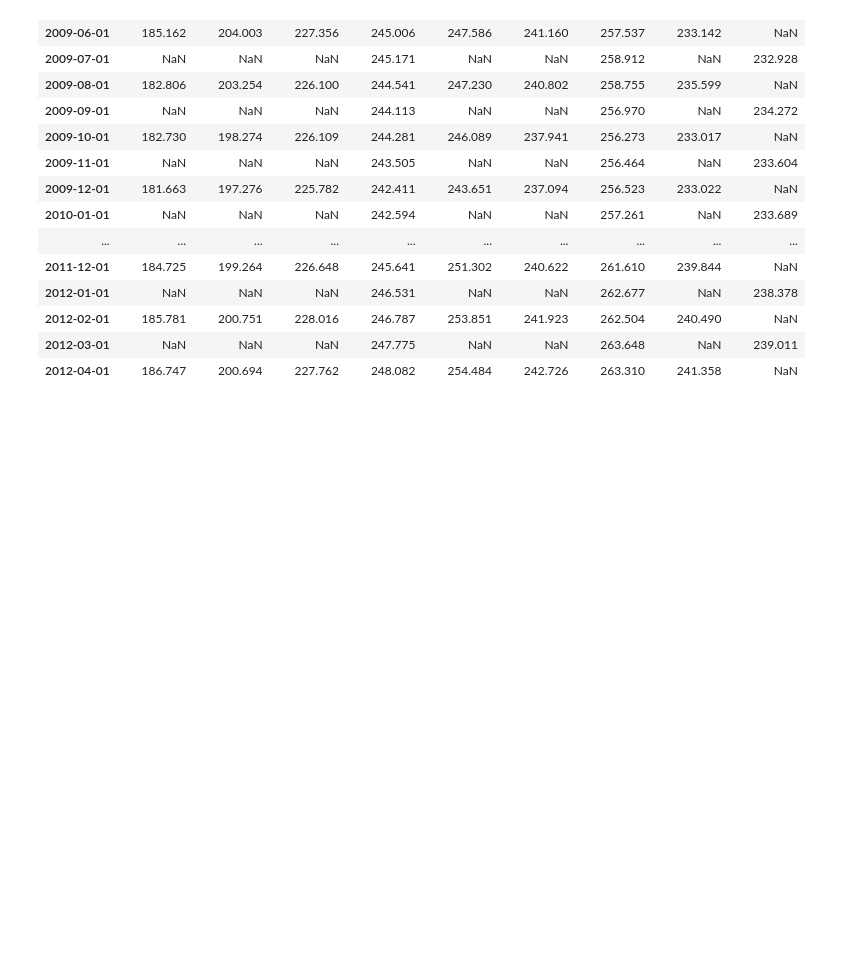
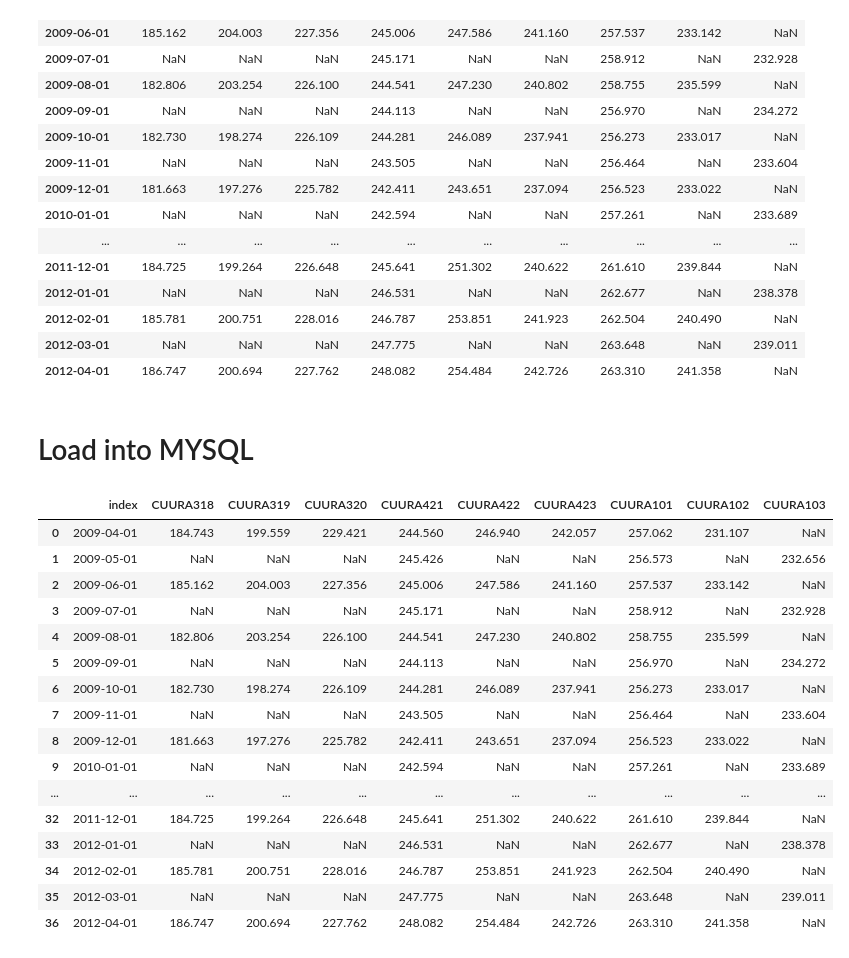
Before and after one commit to dxvo/ETL_Project, a Jupyter notebook: API_method.ipynb, the cells around one changed output. Cells and saved outputs as stored; diff of their text form; code cells hidden in the pictures; blank space fills up the shorter version.

```diff
--- a/API_method.ipynb
+++ b/API_method.ipynb
@@ -70,3 +73,5 @@ housing_df
 | 2012-02-01 | 185.781 | 200.751 | 228.016 | 246.787 | 253.851 | 241.923 | 262.504 | 240.490 | NaN |
 | 2012-03-01 | NaN | NaN | NaN | 247.775 | NaN | NaN | 263.648 | NaN | 239.011 |
 | 2012-04-01 | 186.747 | 200.694 | 227.762 | 248.082 | 254.484 | 242.726 | 263.310 | 241.358 | NaN |
+# %% [markdown]
+# Load into MYSQL
@@ -72,0 +84,5 @@ housing_df
+# %%
+# Create Engine and Pass in MySQL Connection
+MySQL_root_PW = config.password
+MySQL_db = 'ETL'
+engine = create_engine("mysql://root:"+MySQL_root_PW+"@localhost/"+MySQL_db)
@@ -72,0 +94,21 @@ housing_df
+# %%
+#test by reading Housing data from mysql
+pd.read_sql("Housing", engine)
+# %% [output]
+|  | index | CUURA318 | CUURA319 | CUURA320 | CUURA421 | CUURA422 | CUURA423 | CUURA101 | CUURA102 | CUURA103 |
+| 0 | 2009-04-01 | 184.743 | 199.559 | 229.421 | 244.560 | 246.940 | 242.057 | 257.062 | 231.107 | NaN |
+| 1 | 2009-05-01 | NaN | NaN | NaN | 245.426 | NaN | NaN | 256.573 | NaN | 232.656 |
+| 2 | 2009-06-01 | 185.162 | 204.003 | 227.356 | 245.006 | 247.586 | 241.160 | 257.537 | 233.142 | NaN |
+| 3 | 2009-07-01 | NaN | NaN | NaN | 245.171 | NaN | NaN | 258.912 | NaN | 232.928 |
+| 4 | 2009-08-01 | 182.806 | 203.254 | 226.100 | 244.541 | 247.230 | 240.802 | 258.755 | 235.599 | NaN |
+| 5 | 2009-09-01 | NaN | NaN | NaN | 244.113 | NaN | NaN | 256.970 | NaN | 234.272 |
+| 6 | 2009-10-01 | 182.730 | 198.274 | 226.109 | 244.281 | 246.089 | 237.941 | 256.273 | 233.017 | NaN |
+| 7 | 2009-11-01 | NaN | NaN | NaN | 243.505 | NaN | NaN | 256.464 | NaN | 233.604 |
+| 8 | 2009-12-01 | 181.663 | 197.276 | 225.782 | 242.411 | 243.651 | 237.094 | 256.523 | 233.022 | NaN |
+| 9 | 2010-01-01 | NaN | NaN | NaN | 242.594 | NaN | NaN | 257.261 | NaN | 233.689 |
+| ... | ... | ... | ... | ... | ... | ... | ... | ... | ... | ... |
+| 32 | 2011-12-01 | 184.725 | 199.264 | 226.648 | 245.641 | 251.302 | 240.622 | 261.610 | 239.844 | NaN |
+| 33 | 2012-01-01 | NaN | NaN | NaN | 246.531 | NaN | NaN | 262.677 | NaN | 238.378 |
+| 34 | 2012-02-01 | 185.781 | 200.751 | 228.016 | 246.787 | 253.851 | 241.923 | 262.504 | 240.490 | NaN |
+| 35 | 2012-03-01 | NaN | NaN | NaN | 247.775 | NaN | NaN | 263.648 | NaN | 239.011 |
+| 36 | 2012-04-01 | 186.747 | 200.694 | 227.762 | 248.082 | 254.484 | 242.726 | 263.310 | 241.358 | NaN |
```
Also changed, not shown: parts of 4 cells of this notebook, 3 other files.
